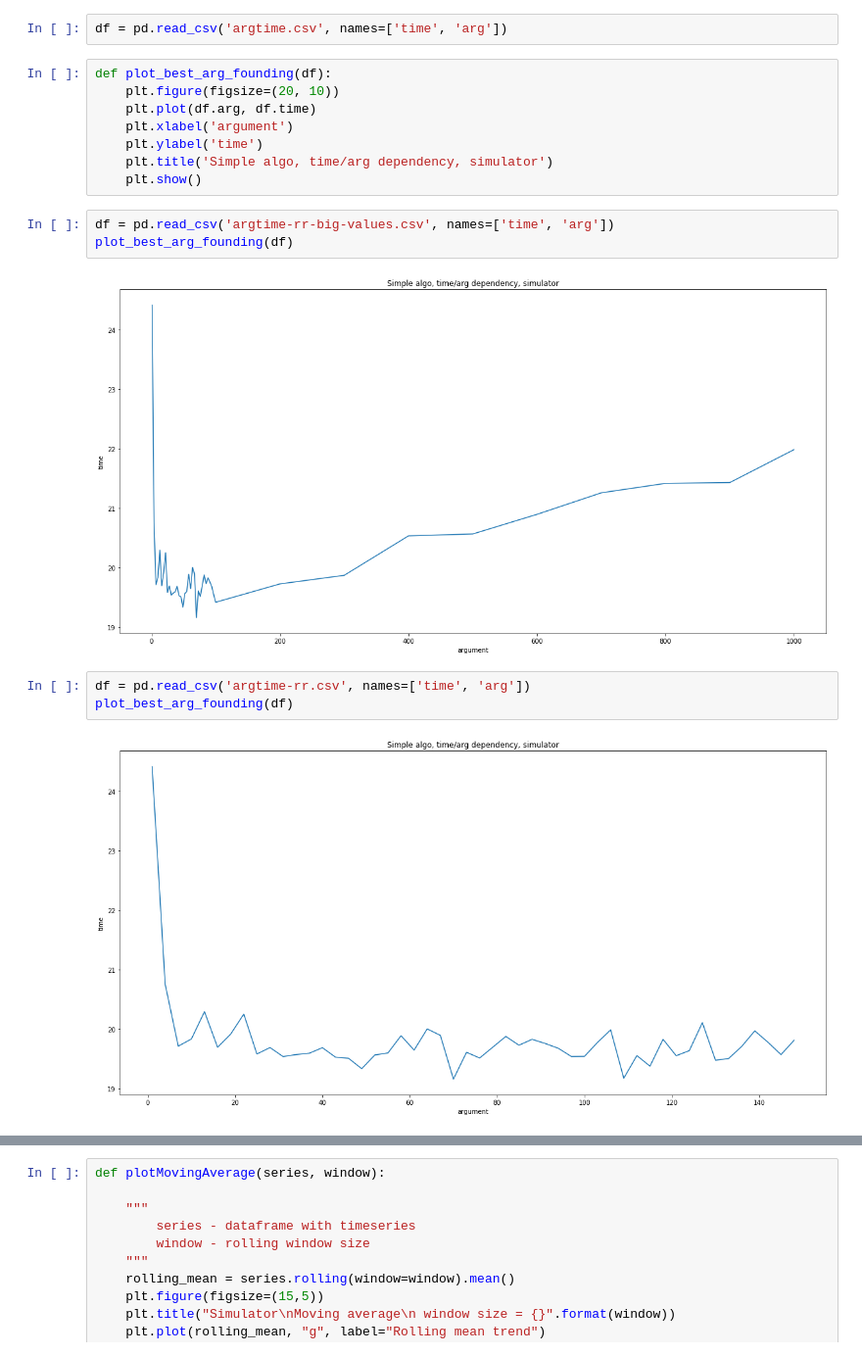
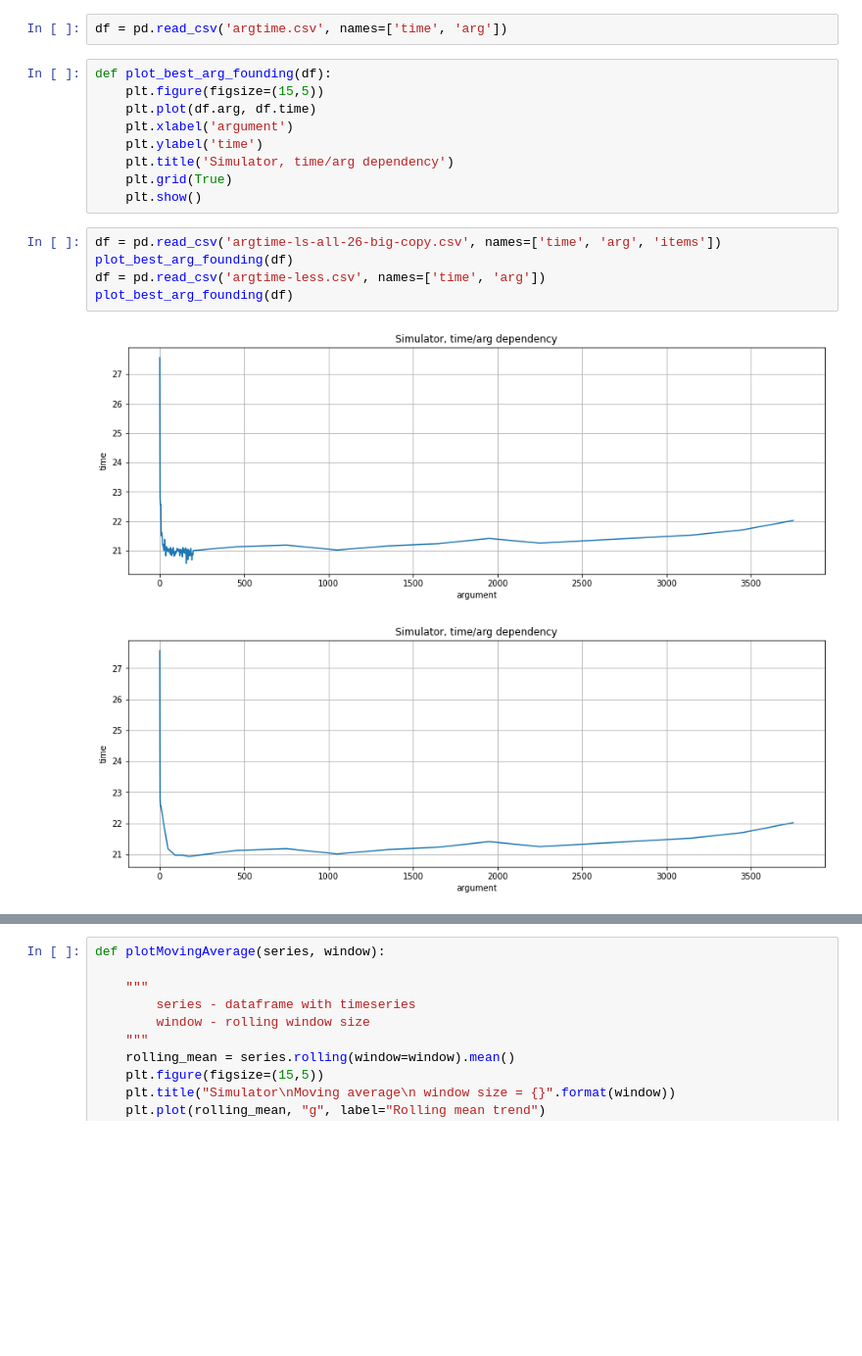
Before and after one commit to amonin7/Simulator, a Jupyter notebook: Visualization.ipynb, the cells around one changed output, grey strips where cells are left out. Shown: that part at 98% size. Saved outputs shown, nothing was run; the diff lists cells and outputs as text; blank space fills up the shorter version.

```diff
--- a/Visualization.ipynb
+++ b/Visualization.ipynb
@@ -256,19 +255,18 @@ plot_statistics('TraceS.csv', 'Simulator, 24 subjects, arg=91, round-robin')
 df = pd.read_csv('argtime.csv', names=['time', 'arg'])
 # %%
 def plot_best_arg_founding(df):
-    plt.figure(figsize=(20, 10))
+    plt.figure(figsize=(15,5))
     plt.plot(df.arg, df.time)
     plt.xlabel('argument')
     plt.ylabel('time')
-    plt.title('Simple algo, time/arg dependency, simulator')
+    plt.title('Simulator, time/arg dependency')
+    plt.grid(True)
     plt.show()
 # %%
-df = pd.read_csv('argtime-rr-big-values.csv', names=['time', 'arg'])
+df = pd.read_csv('argtime-ls-all-26-big-copy.csv', names=['time', 'arg', 'items'])
 plot_best_arg_founding(df)
+df = pd.read_csv('argtime-less.csv', names=['time', 'arg'])
+plot_best_arg_founding(df)
 # %% [output]
-[figure, old version]
+[figure, new version]
+[figure, added]
-# %%
-df = pd.read_csv('argtime-rr.csv', names=['time', 'arg'])
-plot_best_arg_founding(df)
-# %% [output]
-[figure, removed]
```
Also changed, not shown: parts of 10 cells of this notebook, 4 other files.
